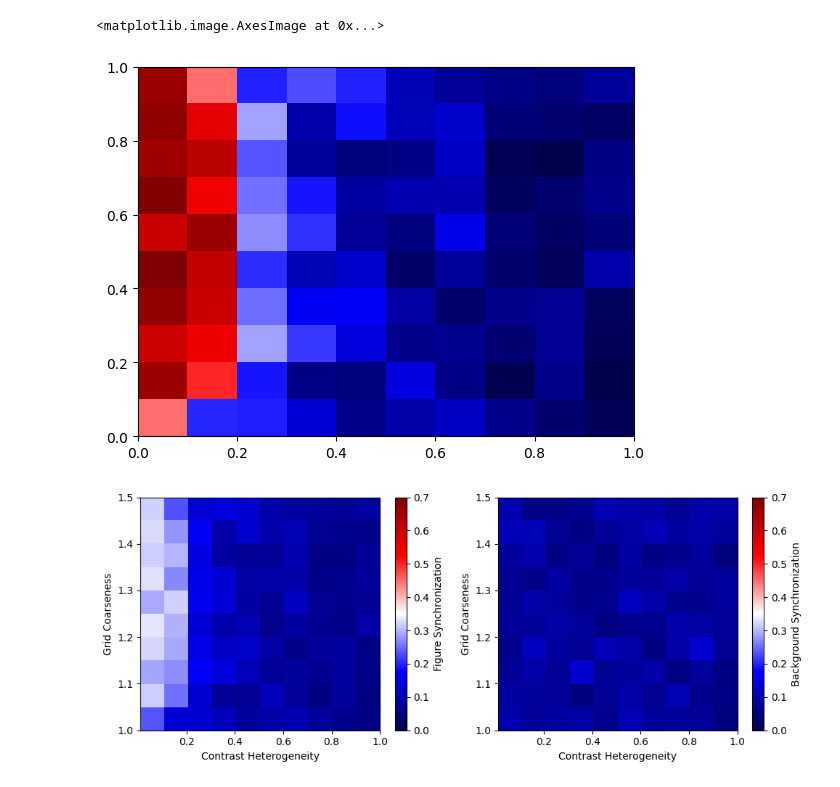
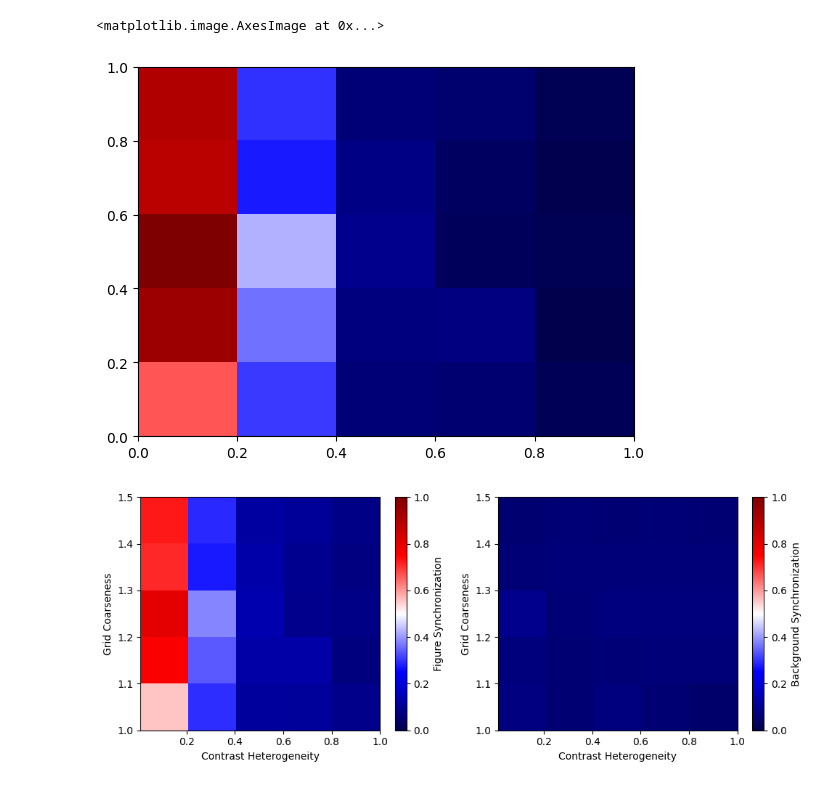
Before and after one commit to ccnmaastricht/NeuralSynchrony-FigureGround, a Jupyter notebook: notebooks/quadrant_simulation.ipynb, the cells around one changed output. Saved outputs shown, nothing was run; the diff lists cells and outputs as text; code cells hidden in the pictures.

Commit message:
corrected figure and background region; increased number of populations

```diff
--- a/notebooks/quadrant_simulation.ipynb
+++ b/notebooks/quadrant_simulation.ipynb
@@ -151,18 +151,19 @@ def run_experiment(stimulus_parameters, model_parameters, simulation_parameters,
 
     resolution = model_parameters['num_populations']**0.5
     center = int(resolution // 2)
-    half_size = int(resolution // 4)
+    half_size = int(resolution // 6)
 
     all_regions = np.arange(0, int(resolution))
 
-    figure_region = (np.arange(center - half_size, center + half_size),
-                     np.arange(center - half_size, center + half_size))
+    figure_region = np.arange(center - half_size, center + half_size)
     # background_region is all regions excluding figure region
-    background_region = (np.setdiff1d(all_regions, figure_region[0]),
-                         np.setdiff1d(all_regions, figure_region[1]))
+    background_region = np.setdiff1d(all_regions, figure_region)
 
-    num_figure = len(figure_region[0]) * len(figure_region[1])
-    num_background = len(background_region[0]) * len(background_region[1])
+    figure_region = list(figure_region)
+    background_region = list(background_region)
+
+    num_figure = len(figure_region) ** 2
+    num_background = len(background_region) ** 2
 
     for b in range(num_blocks):
         for i, gc in enumerate(grid_coarseness):
@@ -171,20 +172,17 @@ def run_experiment(stimulus_parameters, model_parameters, simulation_parameters,
                 # construct stimulus
                 stimulus, stimulus_parameters = stimulus_construction(stimulus_parameters_original, gc, ch)
 
+
                 # initialize model
                 model = V1Model(model_parameters, stimulus_parameters)
                 model.compute_omega(stimulus.flatten())
-
-                print(ch)
-                print(model.omega.reshape(40,40)[figure_region[0],figure_region[1]].var())
-                print(model.omega.reshape(40,40)[background_region[0],background_region[1]].var())
 
                 # run simulation
                 state, _ = model.simulate(simulation_parameters)
 
                 # compute order parameter for figure and background regions
-                figure = state.reshape(-1, 40, 40)[:,figure_region[0],figure_region[1]].reshape(-1,num_figure)
-                background = state.reshape(-1, 40, 40)[:,background_region[0],background_region[1]].reshape(-1,num_background)
+                figure = state.reshape(-1, 50, 50)[:,figure_region][:,:,figure_region].reshape(-1,num_figure)
+                background = state.reshape(-1, 50, 50)[:,background_region][:,:,background_region].reshape(-1,num_background)
 
                 # compute synchronization for figure and background regions
                 synchronization = np.abs(order_parameter(figure))
@@ -198,8 +196,8 @@ def run_experiment(stimulus_parameters, model_parameters, simulation_parameters,
 model_parameters, stimulus_parameters, simulation_parameters, experiment_parameters = load_configurations()
 
 # adjust experiment parameters to include more conditions
-experiment_parameters['num_grid_coarseness'] = 10
-experiment_parameters['num_contrast_heterogeneity'] = 10
+experiment_parameters['num_grid_coarseness'] = 5
+experiment_parameters['num_contrast_heterogeneity'] = 5
 experiment_parameters['num_conditions'] = experiment_parameters['num_grid_coarseness'] * experiment_parameters['num_contrast_heterogeneity']
 
 # add num_time_steps
@@ -208,6 +206,6 @@ simulation_parameters['num_time_steps'] = int(
         simulation_parameters['time_step'])
 
 # increase number of populations to accommodate larger stimulus
-model_parameters['num_populations'] = 40**2
+model_parameters['num_populations'] = 50**2
 # %%
-figure_sync, background_sync = run_experiment(stimulus_parameters, model_parameters, simulation_parameters, experiment_parameters)
+figure_sync, background_sync = run_experiment(stimulus_parameters, model_parameters, simulation_parameters, experiment_parameters, num_blocks = 10)
@@ -226,28 +213,28 @@ KeyboardInterrupt:
 plt.imshow(figure_sync.mean(axis=2), extent=(0,1,0,1), aspect='auto', cmap='seismic')
 # %% [output]
 <matplotlib.image.AxesImage at 0x...>
-[figure, old version]
+[figure, new version]
 # %%
 plt.figure(figsize=(10, 4))
 plt.subplot(1, 2, 1)
-plt.imshow(figure_sync.mean(axis=2), aspect='auto', cmap='seismic', vmin=0, vmax=.7,
+plt.imshow(figure_sync.mean(axis=2), aspect='auto', cmap='seismic', vmin=0, vmax=1,
            extent=[experiment_parameters['min_contrast_heterogeneity'],
                    experiment_parameters['max_contrast_heterogeneity'],
                    experiment_parameters['min_grid_coarseness'],
                    experiment_parameters['max_grid_coarseness']])
 plt.colorbar(label='Figure Synchronization')
 plt.xlabel('Contrast Heterogeneity')
 plt.ylabel('Grid Coarseness')
 plt.subplot(1, 2, 2)
-plt.imshow(background_sync.mean(axis=2), aspect='auto', cmap='seismic', vmin=0, vmax=.7,
+plt.imshow(background_sync.mean(axis=2), aspect='auto', cmap='seismic', vmin=0, vmax=1.0,
            extent=[experiment_parameters['min_contrast_heterogeneity'],
                    experiment_parameters['max_contrast_heterogeneity'],
                    experiment_parameters['min_grid_coarseness'],
                    experiment_parameters['max_grid_coarseness']])
 plt.colorbar(label='Background Synchronization')
 plt.xlabel('Contrast Heterogeneity')
 plt.ylabel('Grid Coarseness')
 plt.tight_layout()
 plt.show()
 # %% [output]
-[figure, old version]
+[figure, new version]
```
Also changed, not shown: parts of 1 cell of this notebook.
